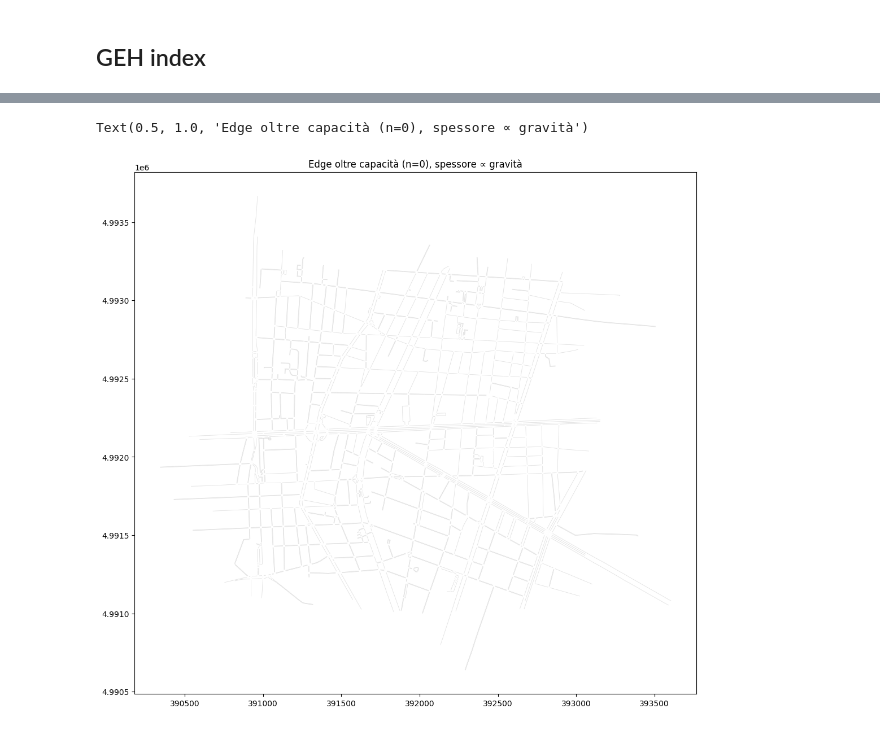
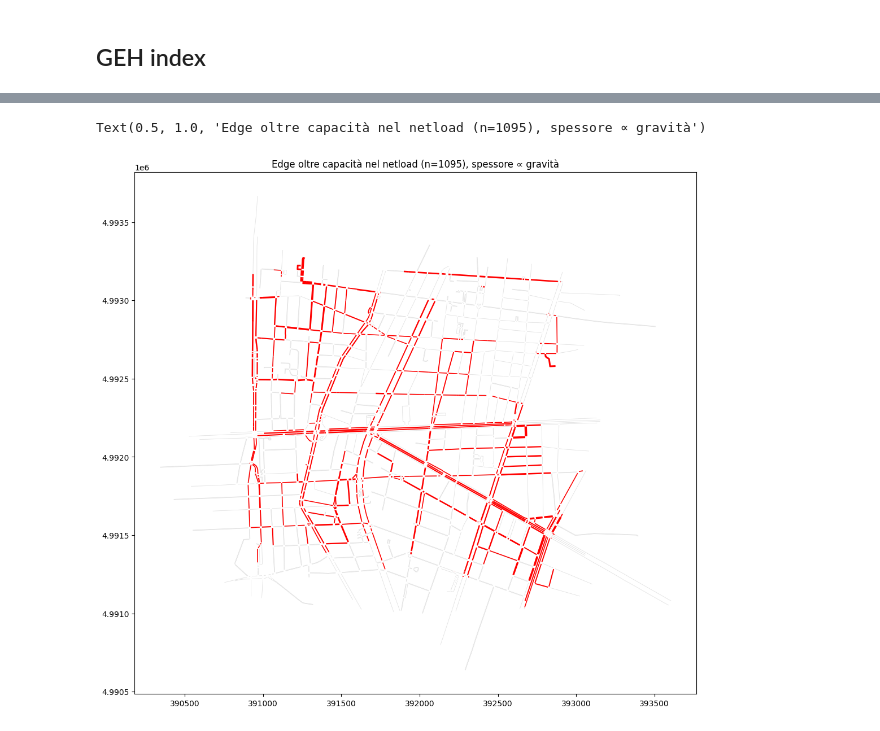
Before and after one commit to irenemarta/dtSumo, a Jupyter notebook: scripts/out_analysis/prova-netload.ipynb, the cells around one changed output, grey strips where cells are left out. Drawn from its saved outputs; the diff is of its cells as text; code cells hidden in the pictures.

```diff
--- a/scripts/out_analysis/prova-netload.ipynb
+++ b/scripts/out_analysis/prova-netload.ipynb
@@ -171,7 +173,7 @@ Velocità media pesata sugli edge percorsi: 7.3 m/s
 import re
 from collections import Counter
 
-log = "/home/fullsuper/irene/sumo_run.log"
+log = "/media/fullsuper/ExternalDisk1/irene/sumo_run.log"
 
 teleport_by_edge = Counter()
 pattern = re.compile(r"Teleporting vehicle '([^']+)'.*?lane='([^']+)'")
@@ -243,7 +260,7 @@ import xml.etree.ElementTree as ET
 import sumolib
 
 net = sumolib.net.readNet(cfg.NET_FILE)
-tree = ET.parse("/home/fullsuper/irene/dtSumo/scripts/output/marouter-workdir/MA_no_TLS_PM/incremental/netload_r7.xml")
+tree = ET.parse("/media/fullsuper/ExternalDisk1/irene/dtSumo/scripts/output/marouter-workdir/MA_no_TLS_PM/incremental/netload_r7.xml")
 
 rows = []
 for interval in tree.getroot().findall("interval"):
@@ -260,7 +277,6 @@ for interval in tree.getroot().findall("interval"):
                 "speed": e.getSpeed(),
             })
 
-import pandas as pd
 df = pd.DataFrame(rows).sort_values("flowCapacityRatio", ascending=False)
 print(df.head(30))
 print(f"\nPriorità media edge saturi: {df['priority'].mean():.1f}")
@@ -312,7 +328,7 @@ Name: flowCapacityRatio, dtype: float64
 # %% [markdown]
 ## GEH index
 # %%
-SCALE_BY = 0.4
+SCALE_BY = 1.0
 flows['count_all'] = flows['count_all'] * SCALE_BY
 hour_mean_flows = pd.DataFrame(flows.groupby(by=['Cod_sens', 'hour'])['count_all'].mean())
 hour_mean_flows
@@ -333,7 +349,7 @@ hour_mean_flows
 13838 rows × 1 columns
 # %%
 sensor_lane_lookup = pd.read_csv(cfg.SENS_LANE_LOOKUP)
-df_netload = load_netload("/home/fullsuper/irene/dtSumo/scripts/output/marouter-workdir/MA_no_TLS_DAY/netload_ouput.xml")
+df_netload = load_netload("/media/fullsuper/ExternalDisk1/irene/dtSumo/scripts/output/marouter-workdir/MA_with_TLS_DAY/netload_ouput.xml")
 # %%
 # edges_to_check = set(sensor_lane_lookup['id_edge'])
 edge_sensor = sensor_lane_lookup[["Cod_sens", "id_edge"]].drop_duplicates()
@@ -542,19 +558,19 @@ edge_shapes = {e.getID(): e.getShape() for e in net.getEdges()}
 # %%
 critical = df_netload.groupby("id")["flowCapacityRatio"].max()
 critical = critical[critical > 100]
 
 fig, ax = plt.subplots(figsize=(16, 12))
 ax.add_collection(LineCollection(list(edge_shapes.values()), colors="#dddddd", linewidths=0.5))
 for eid, ratio in critical.items():
     if eid in edge_shapes:
         ax.add_collection(LineCollection(
             [edge_shapes[eid]], colors="red", linewidths=1 + 3 * (ratio / critical.max())
         ))
 ax.autoscale(); ax.set_aspect("equal")
-ax.set_title(f"Edge oltre capacità (n={len(critical)}), spessore ∝ gravità")
+ax.set_title(f"Edge oltre capacità nel netload (n={len(critical)}), spessore ∝ gravità")
 # %% [output]
-Text(0.5, 1.0, 'Edge oltre capacità (n=0), spessore ∝ gravità')
+Text(0.5, 1.0, 'Edge oltre capacità nel netload (n=1095), spessore ∝ gravità')
-[figure, old version]
+[figure, new version]
 # %%
 def plot_capacity_ratio_map(df_netload, edge_shapes, out_path=None, agg="max"):
     ratio_by_edge = df_netload.groupby("id")["flowCapacityRatio"].agg(agg)
```
Also changed, not shown: parts of 17 cells of this notebook, 15 other files.
